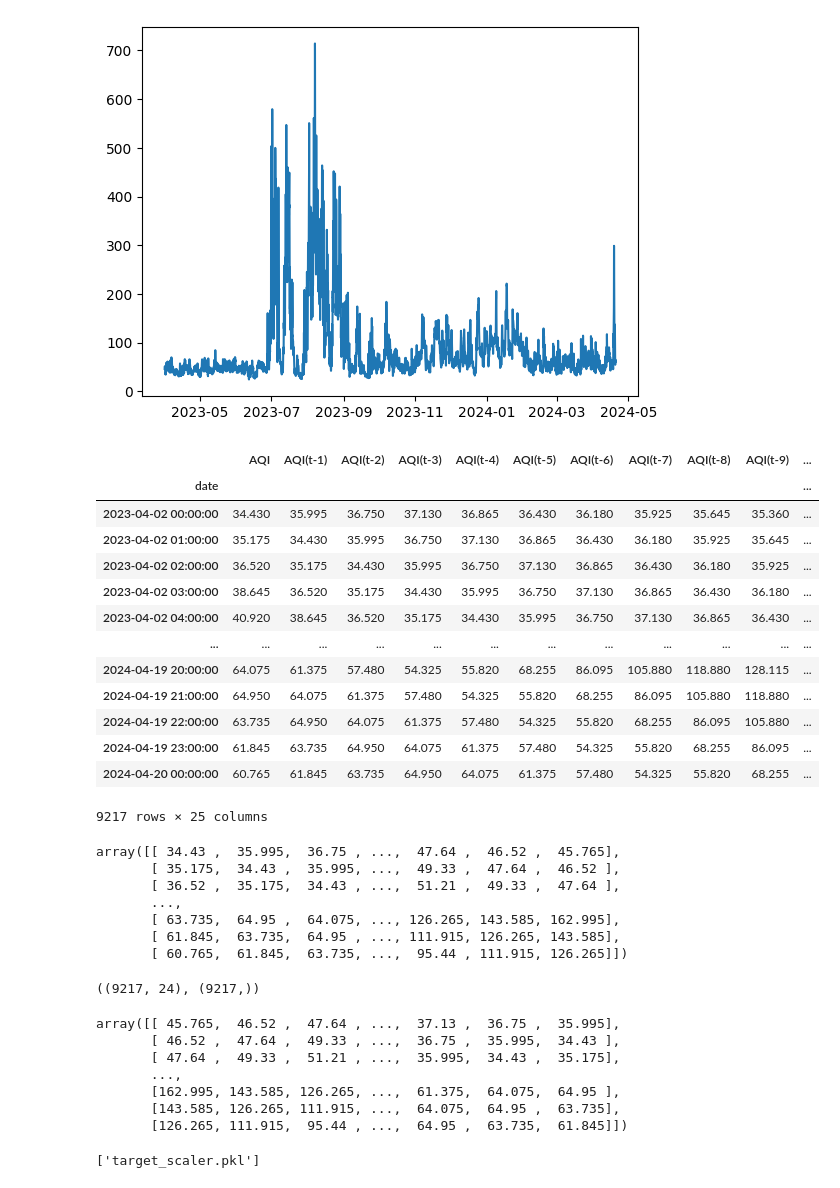
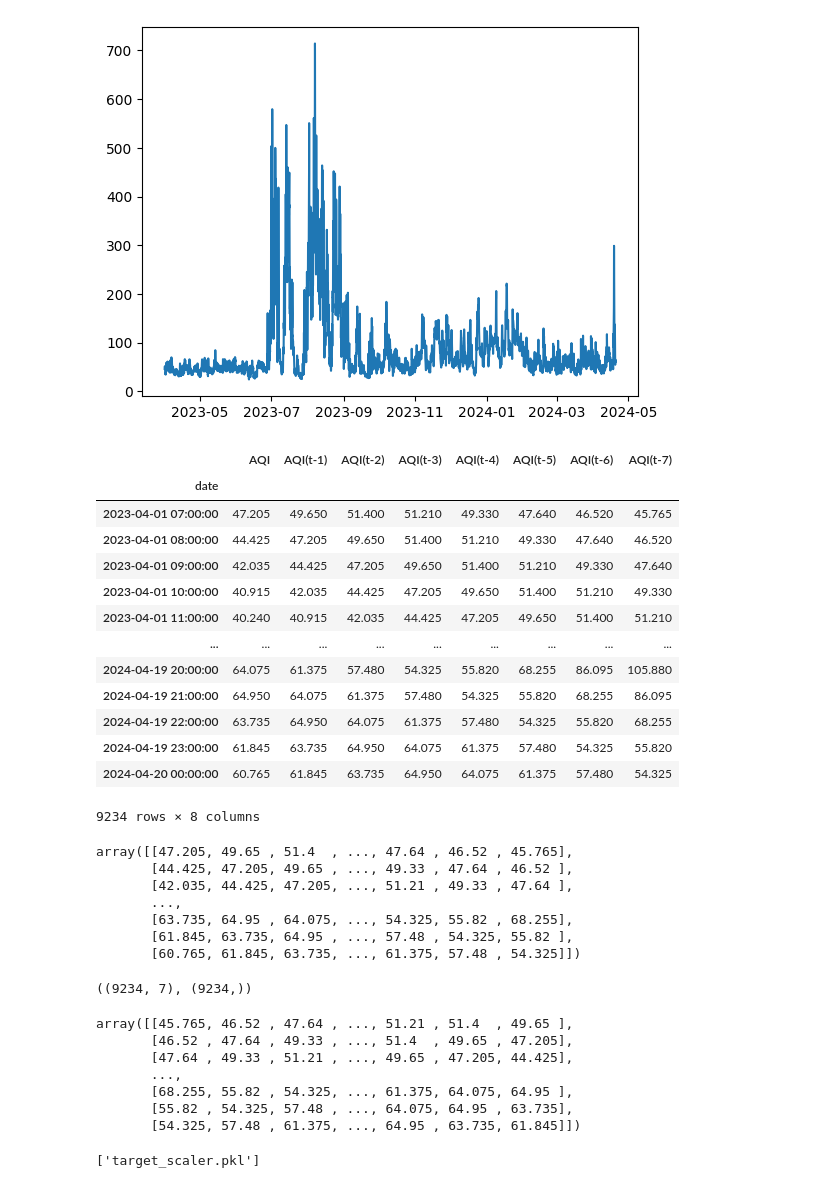
Before and after one commit to timothyafolami/Punjabaoi-Air-Quality-Prediction, a Jupyter notebook: LSTM_with_Pytorch.ipynb, the cells around one changed output. Drawn from its saved outputs; the diff is of its cells as text; code cells hidden in the pictures.

```diff
--- a/LSTM_with_Pytorch.ipynb
+++ b/LSTM_with_Pytorch.ipynb
@@ -61,68 +61,68 @@ See the caveats in the documentation: https://pandas.pydata.org/pandas-docs/stab
 # %%
 from copy import deepcopy as dc
 
 def prepare_data(df, n_steps):
   df = dc(df)
   df['date'] = pd.to_datetime(df['date'])
 
   df.set_index('date', inplace=True)
 
   for i in range(1, n_steps+1):
     df[f"AQI(t-{i})"] = df['AQI'].shift(i)
 
   df.dropna(inplace=True)
 
   return df
 
-lookback = 24
+lookback = 7
 shifted_df = prepare_data(data, lookback)
 shifted_df
 # %% [output]
-|  | AQI | AQI(t-1) | AQI(t-2) | AQI(t-3) | AQI(t-4) | AQI(t-5) | AQI(t-6) | AQI(t-7) | AQI(t-8) | AQI(t-9) | ... |
-| date |  |  |  |  |  |  |  |  |  |  | ... |
-| 2023-04-02 00:00:00 | 34.430 | 35.995 | 36.750 | 37.130 | 36.865 | 36.430 | 36.180 | 35.925 | 35.645 | 35.360 | ... |
-| 2023-04-02 01:00:00 | 35.175 | 34.430 | 35.995 | 36.750 | 37.130 | 36.865 | 36.430 | 36.180 | 35.925 | 35.645 | ... |
-| 2023-04-02 02:00:00 | 36.520 | 35.175 | 34.430 | 35.995 | 36.750 | 37.130 | 36.865 | 36.430 | 36.180 | 35.925 | ... |
-| 2023-04-02 03:00:00 | 38.645 | 36.520 | 35.175 | 34.430 | 35.995 | 36.750 | 37.130 | 36.865 | 36.430 | 36.180 | ... |
-| 2023-04-02 04:00:00 | 40.920 | 38.645 | 36.520 | 35.175 | 34.430 | 35.995 | 36.750 | 37.130 | 36.865 | 36.430 | ... |
-| ... | ... | ... | ... | ... | ... | ... | ... | ... | ... | ... | ... |
-| 2024-04-19 20:00:00 | 64.075 | 61.375 | 57.480 | 54.325 | 55.820 | 68.255 | 86.095 | 105.880 | 118.880 | 128.115 | ... |
-| 2024-04-19 21:00:00 | 64.950 | 64.075 | 61.375 | 57.480 | 54.325 | 55.820 | 68.255 | 86.095 | 105.880 | 118.880 | ... |
-| 2024-04-19 22:00:00 | 63.735 | 64.950 | 64.075 | 61.375 | 57.480 | 54.325 | 55.820 | 68.255 | 86.095 | 105.880 | ... |
-| 2024-04-19 23:00:00 | 61.845 | 63.735 | 64.950 | 64.075 | 61.375 | 57.480 | 54.325 | 55.820 | 68.255 | 86.095 | ... |
-| 2024-04-20 00:00:00 | 60.765 | 61.845 | 63.735 | 64.950 | 64.075 | 61.375 | 57.480 | 54.325 | 55.820 | 68.255 | ... |
+|  | AQI | AQI(t-1) | AQI(t-2) | AQI(t-3) | AQI(t-4) | AQI(t-5) | AQI(t-6) | AQI(t-7) |
+| date |  |  |  |  |  |  |  |  |
+| 2023-04-01 07:00:00 | 47.205 | 49.650 | 51.400 | 51.210 | 49.330 | 47.640 | 46.520 | 45.765 |
+| 2023-04-01 08:00:00 | 44.425 | 47.205 | 49.650 | 51.400 | 51.210 | 49.330 | 47.640 | 46.520 |
+| 2023-04-01 09:00:00 | 42.035 | 44.425 | 47.205 | 49.650 | 51.400 | 51.210 | 49.330 | 47.640 |
+| 2023-04-01 10:00:00 | 40.915 | 42.035 | 44.425 | 47.205 | 49.650 | 51.400 | 51.210 | 49.330 |
+| 2023-04-01 11:00:00 | 40.240 | 40.915 | 42.035 | 44.425 | 47.205 | 49.650 | 51.400 | 51.210 |
+| ... | ... | ... | ... | ... | ... | ... | ... | ... |
+| 2024-04-19 20:00:00 | 64.075 | 61.375 | 57.480 | 54.325 | 55.820 | 68.255 | 86.095 | 105.880 |
+| 2024-04-19 21:00:00 | 64.950 | 64.075 | 61.375 | 57.480 | 54.325 | 55.820 | 68.255 | 86.095 |
+| 2024-04-19 22:00:00 | 63.735 | 64.950 | 64.075 | 61.375 | 57.480 | 54.325 | 55.820 | 68.255 |
+| 2024-04-19 23:00:00 | 61.845 | 63.735 | 64.950 | 64.075 | 61.375 | 57.480 | 54.325 | 55.820 |
+| 2024-04-20 00:00:00 | 60.765 | 61.845 | 63.735 | 64.950 | 64.075 | 61.375 | 57.480 | 54.325 |
-9217 rows × 25 columns
+9234 rows × 8 columns
 # %%
 # converting to an array
 shifted_df_as_np = shifted_df.to_numpy()
 
 shifted_df_as_np
 # %% [output]
-array([[ 34.43 ,  35.995,  36.75 , ...,  47.64 ,  46.52 ,  45.765],
-       [ 35.175,  34.43 ,  35.995, ...,  49.33 ,  47.64 ,  46.52 ],
-       [ 36.52 ,  35.175,  34.43 , ...,  51.21 ,  49.33 ,  47.64 ],
+array([[47.205, 49.65 , 51.4  , ..., 47.64 , 46.52 , 45.765],
+       [44.425, 47.205, 49.65 , ..., 49.33 , 47.64 , 46.52 ],
+       [42.035, 44.425, 47.205, ..., 51.21 , 49.33 , 47.64 ],
        ...,
-       [ 63.735,  64.95 ,  64.075, ..., 126.265, 143.585, 162.995],
-       [ 61.845,  63.735,  64.95 , ..., 111.915, 126.265, 143.585],
-       [ 60.765,  61.845,  63.735, ...,  95.44 , 111.915, 126.265]])
+       [63.735, 64.95 , 64.075, ..., 54.325, 55.82 , 68.255],
+       [61.845, 63.735, 64.95 , ..., 57.48 , 54.325, 55.82 ],
+       [60.765, 61.845, 63.735, ..., 61.375, 57.48 , 54.325]])
 # %%
 X = shifted_df_as_np[:, 1:]
 y = shifted_df_as_np[:, 0]
 
 X.shape, y.shape
 # %% [output]
-((9217, 24), (9217,))
+((9234, 7), (9234,))
 # %%
 X = dc(np.flip(X, axis=1))
 X
 # %% [output]
-array([[ 45.765,  46.52 ,  47.64 , ...,  37.13 ,  36.75 ,  35.995],
-       [ 46.52 ,  47.64 ,  49.33 , ...,  36.75 ,  35.995,  34.43 ],
-       [ 47.64 ,  49.33 ,  51.21 , ...,  35.995,  34.43 ,  35.175],
+array([[45.765, 46.52 , 47.64 , ..., 51.21 , 51.4  , 49.65 ],
+       [46.52 , 47.64 , 49.33 , ..., 51.4  , 49.65 , 47.205],
+       [47.64 , 49.33 , 51.21 , ..., 49.65 , 47.205, 44.425],
        ...,
-       [162.995, 143.585, 126.265, ...,  61.375,  64.075,  64.95 ],
-       [143.585, 126.265, 111.915, ...,  64.075,  64.95 ,  63.735],
-       [126.265, 111.915,  95.44 , ...,  64.95 ,  63.735,  61.845]])
+       [68.255, 55.82 , 54.325, ..., 61.375, 64.075, 64.95 ],
+       [55.82 , 54.325, 57.48 , ..., 64.075, 64.95 , 63.735],
+       [54.325, 57.48 , 61.375, ..., 64.95 , 63.735, 61.845]])
 # %%
 # scaling the data
 from sklearn.preprocessing import StandardScaler
```
Also changed, not shown: parts of 36 cells of this notebook, 10 other files.
